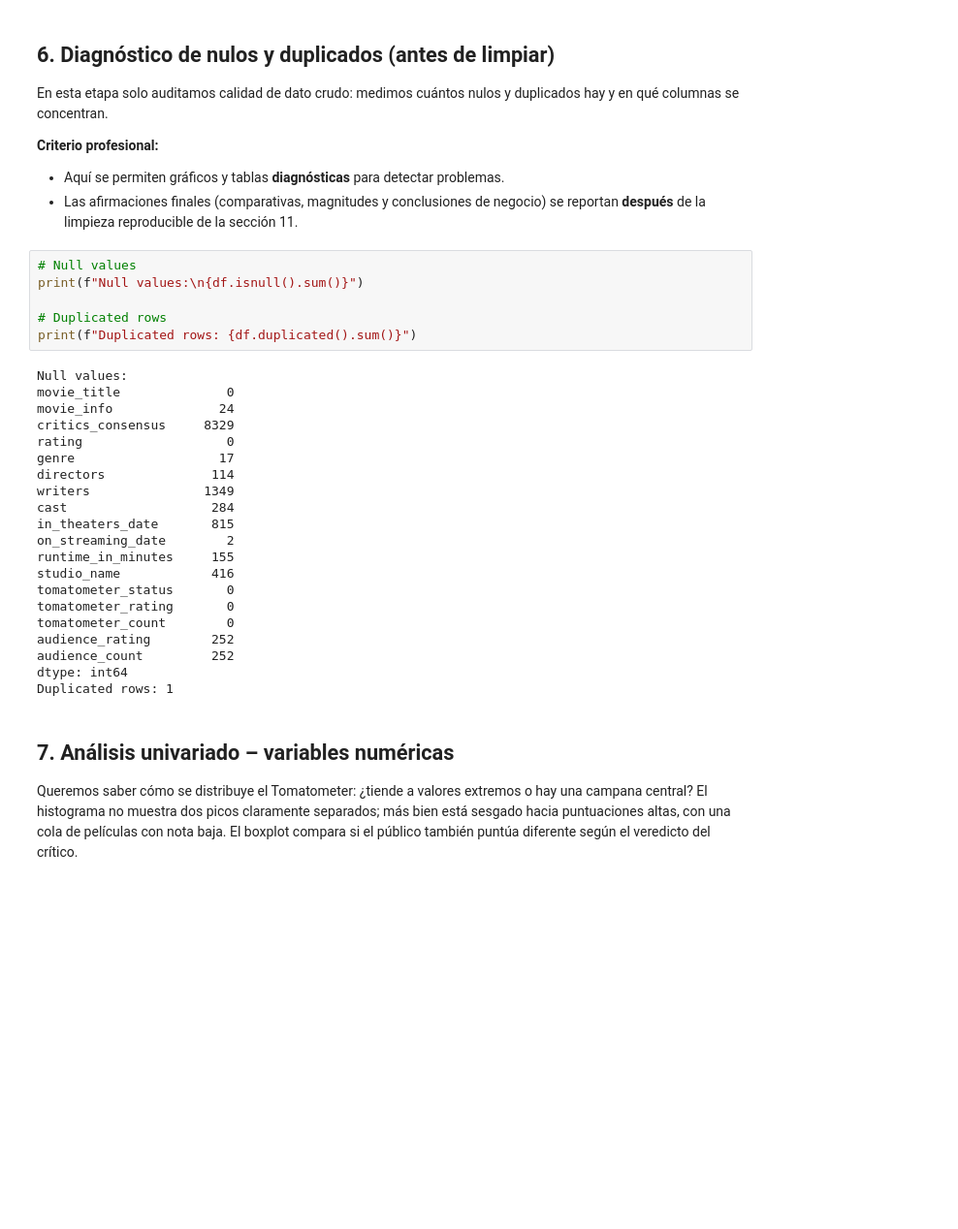
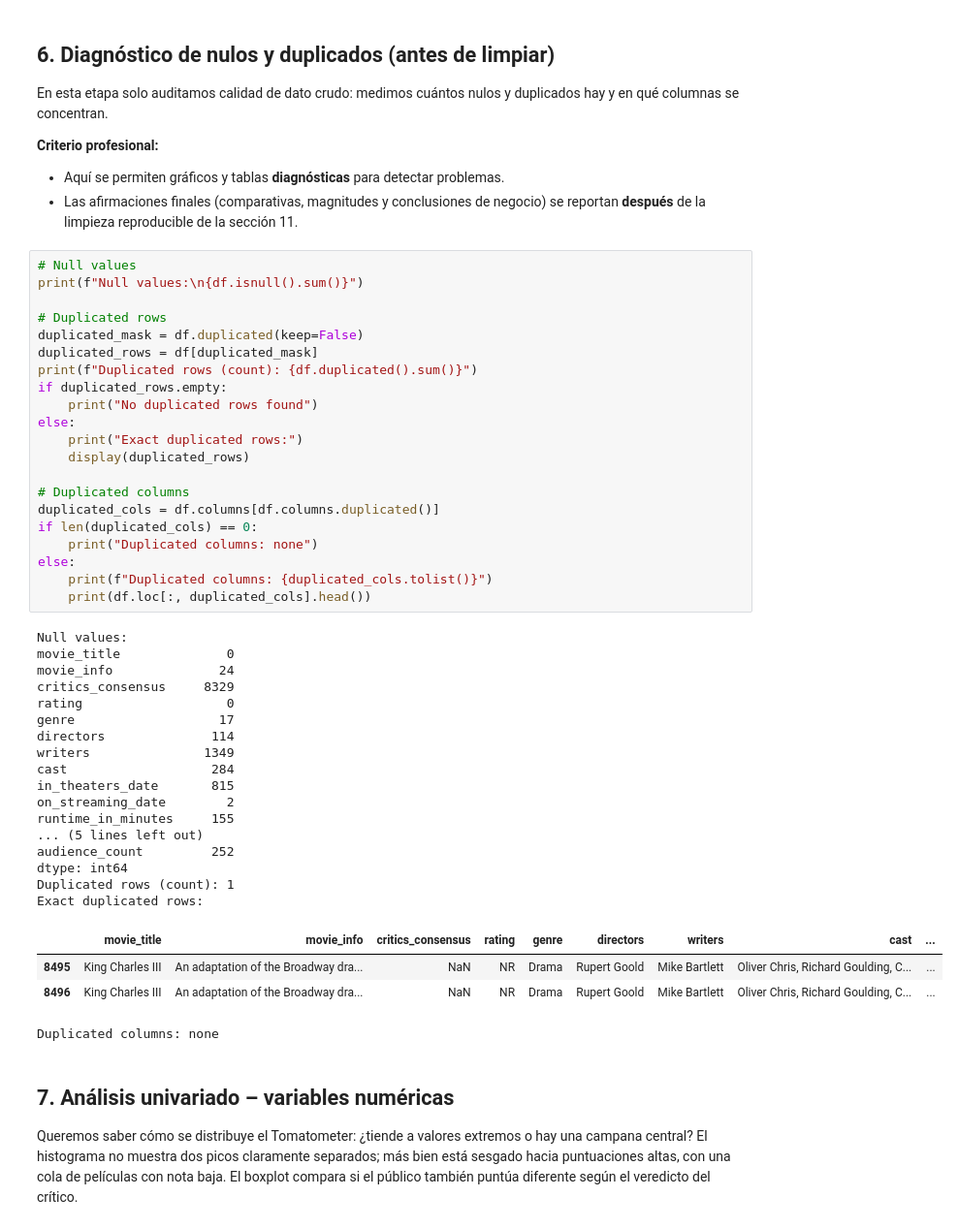
Before and after one commit to alvaromedinaro-png/Rotten-tomatoes-movies-data-analisis, a Jupyter notebook: notebooks/eda.ipynb, the cells around one changed output. Shown at 97% size. Drawn from its saved outputs; the diff is of its cells as text; blank space fills up the shorter version.

```diff
--- a/notebooks/eda.ipynb
+++ b/notebooks/eda.ipynb
@@ -119,30 +125,46 @@ En esta etapa solo auditamos calidad de dato crudo: medimos cuántos nulos y dup
 # %%
 # Null values
 print(f"Null values:\n{df.isnull().sum()}")
 
 # Duplicated rows
-print(f"Duplicated rows: {df.duplicated().sum()}")
+duplicated_mask = df.duplicated(keep=False)
+duplicated_rows = df[duplicated_mask]
+print(f"Duplicated rows (count): {df.duplicated().sum()}")
+if duplicated_rows.empty:
+    print("No duplicated rows found")
+else:
+    print("Exact duplicated rows:")
+    display(duplicated_rows)
+
+# Duplicated columns
+duplicated_cols = df.columns[df.columns.duplicated()]
+if len(duplicated_cols) == 0:
+    print("Duplicated columns: none")
+else:
+    print(f"Duplicated columns: {duplicated_cols.tolist()}")
+    print(df.loc[:, duplicated_cols].head())
 # %% [output]
 Null values:
 movie_title              0
 movie_info              24
 critics_consensus     8329
 rating                   0
 genre                   17
 directors              114
 writers               1349
 cast                   284
 in_theaters_date       815
 on_streaming_date        2
 runtime_in_minutes     155
-studio_name            416
-tomatometer_status       0
-tomatometer_rating       0
-tomatometer_count        0
-audience_rating        252
+... (5 lines left out)
 audience_count         252
 dtype: int64
-Duplicated rows: 1
+Duplicated rows (count): 1
+Exact duplicated rows:
+|  | movie_title | movie_info | critics_consensus | rating | genre | directors | writers | cast | ... |
+| 8495 | King Charles III | An adaptation of the Broadway dra... | NaN | NR | Drama | Rupert Goold | Mike Bartlett | Oliver Chris, Richard Goulding, C... | ... |
+| 8496 | King Charles III | An adaptation of the Broadway dra... | NaN | NR | Drama | Rupert Goold | Mike Bartlett | Oliver Chris, Richard Goulding, C... | ... |
+Duplicated columns: none
 # %% [markdown]
 ## 7. Análisis univariado – variables numéricas
 Queremos saber cómo se distribuye el Tomatometer: ¿tiende a valores extremos o hay una campana central? El histograma no muestra dos picos claramente separados; más bien está sesgado hacia puntuaciones altas, con una cola de películas con nota baja. El boxplot compara si el público también puntúa diferente según el veredicto del crítico.
```
Also changed, not shown: parts of 15 cells of this notebook, 2 other files.
